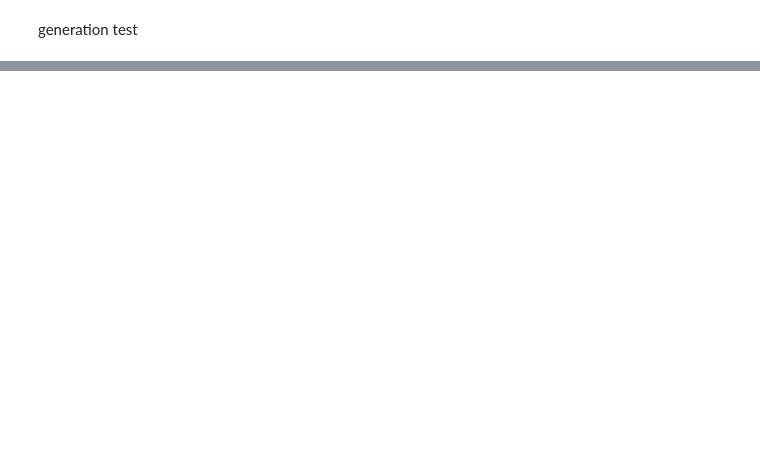
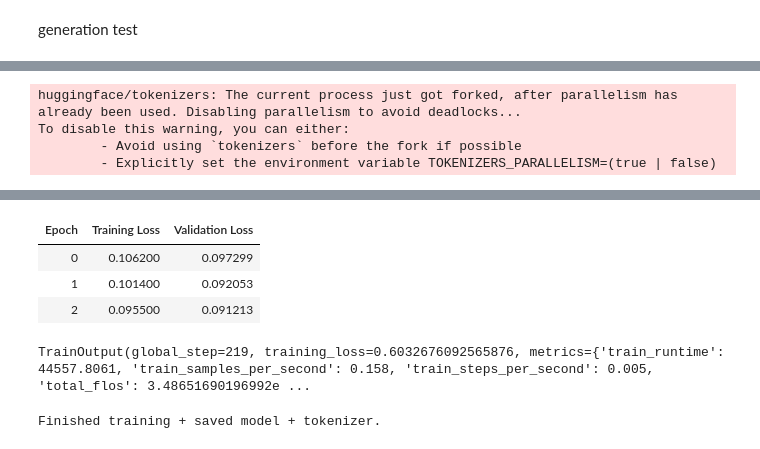
Before and after one commit to brarbrb/Whatsapp_webApp_-Django-, a Jupyter notebook: RAG/distillation.ipynb, the cells around one changed output, grey strips where cells are left out. Drawn from its saved outputs; the diff is of its cells as text; code cells hidden in the pictures; blank space fills up the shorter version.

Commit message:
distillation fine-tune pipeline with results (no evalutation)

```diff
--- a/RAG/distillation.ipynb
+++ b/RAG/distillation.ipynb
@@ -859,0 +731,20 @@ print(generate_barbara_reply("Hi, I'm sick today, can I get an extension?"))
+# %%
+ds = load_dataset("json", data_files={"data": OUTPUT_JSONL})["data"]
+print(ds)
+
+splits = ds.train_test_split(test_size=0.1, seed=RANDOM_SEED)
+train_ds = splits["train"]
+val_ds   = splits["test"]
+
+print("Train size:", len(train_ds), "| Val size:", len(val_ds))
+
+# splitting on human and teacher generated
+train_human   = train_ds.filter(lambda ex: ex.get("label_source", "") == "human")
+train_teacher = train_ds.filter(lambda ex: ex.get("label_source", "") == "teacher")
+print("Train human:", len(train_human), "| Train teacher:", len(train_teacher))
+
+# oversampling human
+train_human_oversampled = concatenate_datasets([train_human] * HUMAN_DUP_FACTOR)
+train_balanced = concatenate_datasets([train_human_oversampled, train_teacher]).shuffle(seed=RANDOM_SEED)
+train_ds = train_balanced
+print("New train size after oversampling:", len(train_ds))
@@ -859,0 +859,35 @@ print(generate_barbara_reply("Hi, I'm sick today, can I get an extension?"))
+# %%
+args = TrainingArguments(
+    output_dir=output_dir,
+    num_train_epochs=3,
+    per_device_train_batch_size=2,
+    per_device_eval_batch_size=2,
+    gradient_accumulation_steps=16,
+    fp16=True,
+    learning_rate=2e-4,
+    logging_steps=20,
+    eval_strategy="epoch",
+    save_strategy="epoch",
+    save_total_limit=2,
+    report_to="none",
+    gradient_checkpointing=True,
+    gradient_checkpointing_kwargs={"use_reentrant": False},
+    lr_scheduler_type="cosine",
+    warmup_ratio=0.01,
+)
+
+trainer = Trainer(
+    model=model,
+    args=args,
+    train_dataset=train_tok,
+    eval_dataset=val_tok,
+    data_collator=default_data_collator,
+    tokenizer=tok,
+)
+
+trainer.train()
+# %% [output]
+huggingface/tokenizers: The current process just got forked, after parallelism has already been used. Disabling parallelism to avoid deadlocks...
+To disable this warning, you can either:
+        - Avoid using `tokenizers` before the fork if possible
+        - Explicitly set the environment variable TOKENIZERS_PARALLELISM=(true | false)
@@ -859,0 +895,12 @@ print(generate_barbara_reply("Hi, I'm sick today, can I get an extension?"))
+| Epoch | Training Loss | Validation Loss |
+| 0 | 0.106200 | 0.097299 |
+| 1 | 0.101400 | 0.092053 |
+| 2 | 0.095500 | 0.091213 |
+TrainOutput(global_step=219, training_loss=0.6032676092565876, metrics={'train_runtime': 44557.8061, 'train_samples_per_second': 0.158, 'train_steps_per_second': 0.005, 'total_flos': 3.48651690196992e ...
+# %%
+output_dir = "/home/student/Whatsapp_webApp_-Django-/Fine_Tune/distilled/KB_lora"
+trainer.save_model(output_dir)
+tok.save_pretrained(output_dir)
+print("Finished training + saved model + tokenizer.")
+# %% [output]
+Finished training + saved model + tokenizer.
```
Also changed, not shown: parts of 35 cells of this notebook, 3 other files.
